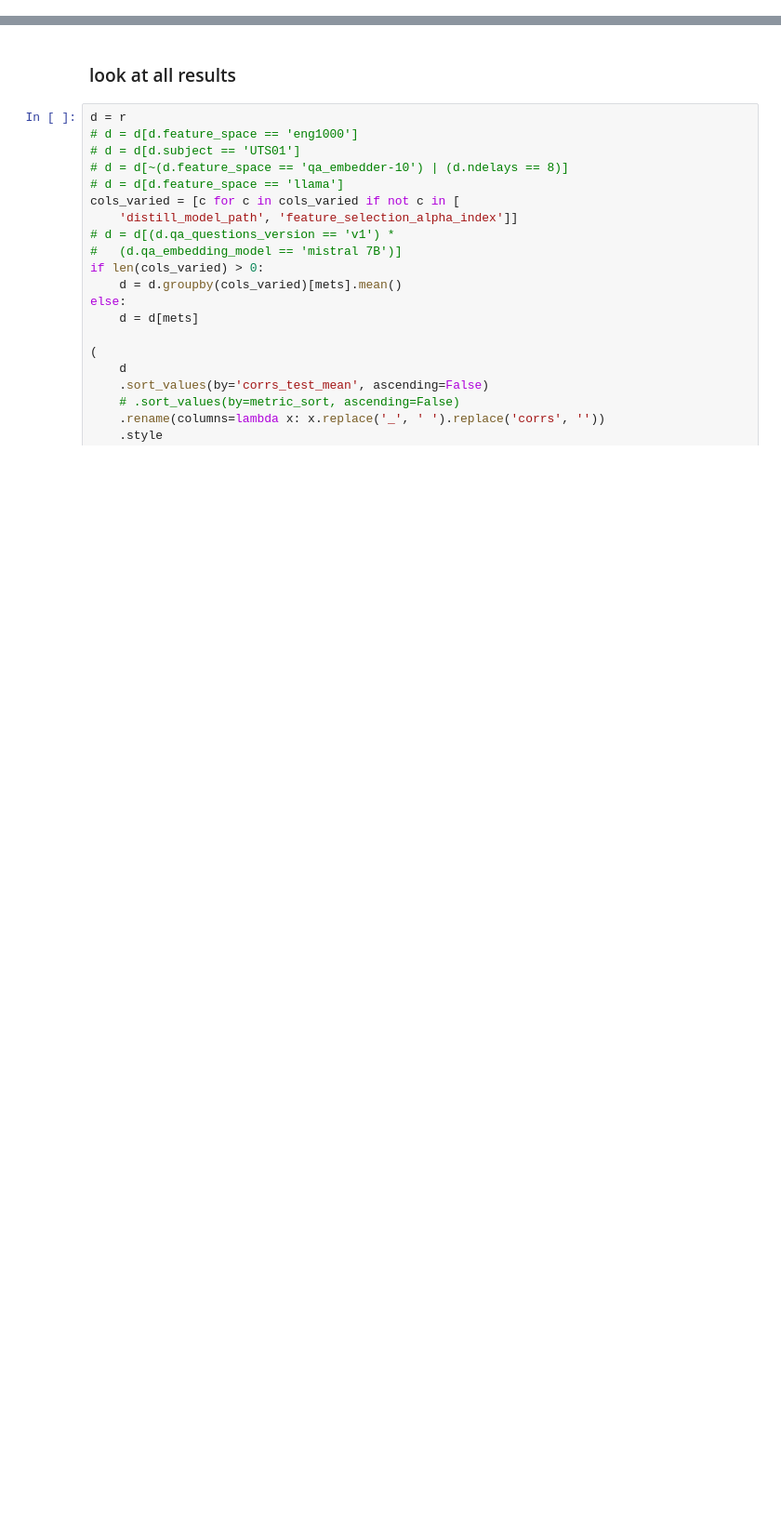
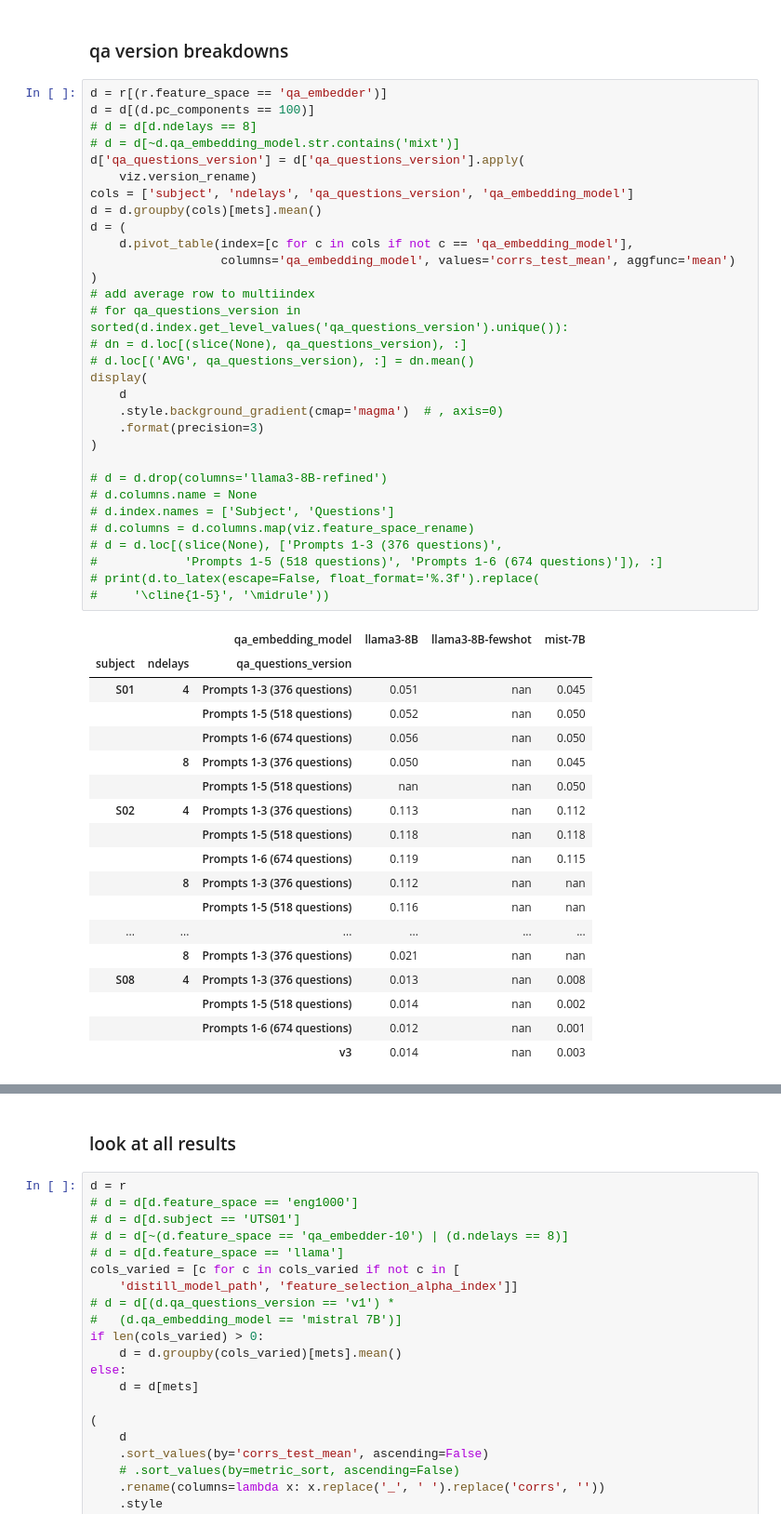
Before and after one commit to csinva/fmri, a Jupyter notebook: notebooks/01_encoding.ipynb, the cells around one changed output, grey strips where cells are left out. Shown at 93% size. Drawn from its saved outputs; the diff is of its cells as text; blank space fills up the shorter version.

```diff
--- a/notebooks/01_encoding.ipynb
+++ b/notebooks/01_encoding.ipynb
@@ -36,0 +95,52 @@ experiment varied these params: ['feature_space', 'embedding_layer', 'qa_embeddi
+# %% [markdown]
+### qa version breakdowns
+# %%
+d = r[(r.feature_space == 'qa_embedder')]
+d = d[(d.pc_components == 100)]
+# d = d[d.ndelays == 8]
+# d = d[~d.qa_embedding_model.str.contains('mixt')]
+d['qa_questions_version'] = d['qa_questions_version'].apply(
+    viz.version_rename)
+cols = ['subject', 'ndelays', 'qa_questions_version', 'qa_embedding_model']
+d = d.groupby(cols)[mets].mean()
+d = (
+    d.pivot_table(index=[c for c in cols if not c == 'qa_embedding_model'],
+                  columns='qa_embedding_model', values='corrs_test_mean', aggfunc='mean')
+)
+# add average row to multiindex
+# for qa_questions_version in sorted(d.index.get_level_values('qa_questions_version').unique()):
+# dn = d.loc[(slice(None), qa_questions_version), :]
+# d.loc[('AVG', qa_questions_version), :] = dn.mean()
+display(
+    d
+    .style.background_gradient(cmap='magma')  # , axis=0)
+    .format(precision=3)
+)
+
+# d = d.drop(columns='llama3-8B-refined')
+# d.columns.name = None
+# d.index.names = ['Subject', 'Questions']
+# d.columns = d.columns.map(viz.feature_space_rename)
+# d = d.loc[(slice(None), ['Prompts 1-3 (376 questions)',
+#            'Prompts 1-5 (518 questions)', 'Prompts 1-6 (674 questions)']), :]
+# print(d.to_latex(escape=False, float_format='%.3f').replace(
+#     '\cline{1-5}', '\midrule'))
+# %% [output]
+|  |  | qa_embedding_model | llama3-8B | llama3-8B-fewshot | mist-7B |
+| subject | ndelays | qa_questions_version |  |  |  |
+| S01 | 4 | Prompts 1-3 (376 questions) | 0.051 | nan | 0.045 |
+|  |  | Prompts 1-5 (518 questions) | 0.052 | nan | 0.050 |
+|  |  | Prompts 1-6 (674 questions) | 0.056 | nan | 0.050 |
+|  | 8 | Prompts 1-3 (376 questions) | 0.050 | nan | 0.045 |
+|  |  | Prompts 1-5 (518 questions) | nan | nan | 0.050 |
+| S02 | 4 | Prompts 1-3 (376 questions) | 0.113 | nan | 0.112 |
+|  |  | Prompts 1-5 (518 questions) | 0.118 | nan | 0.118 |
+|  |  | Prompts 1-6 (674 questions) | 0.119 | nan | 0.115 |
+|  | 8 | Prompts 1-3 (376 questions) | 0.112 | nan | nan |
+|  |  | Prompts 1-5 (518 questions) | 0.116 | nan | nan |
+| ... | ... | ... | ... | ... | ... |
+|  | 8 | Prompts 1-3 (376 questions) | 0.021 | nan | nan |
+| S08 | 4 | Prompts 1-3 (376 questions) | 0.013 | nan | 0.008 |
+|  |  | Prompts 1-5 (518 questions) | 0.014 | nan | 0.002 |
+|  |  | Prompts 1-6 (674 questions) | 0.012 | nan | 0.001 |
+|  |  | v3 | 0.014 | nan | 0.003 |
```
Also changed, not shown: parts of 15 cells of this notebook, 8 other files.
